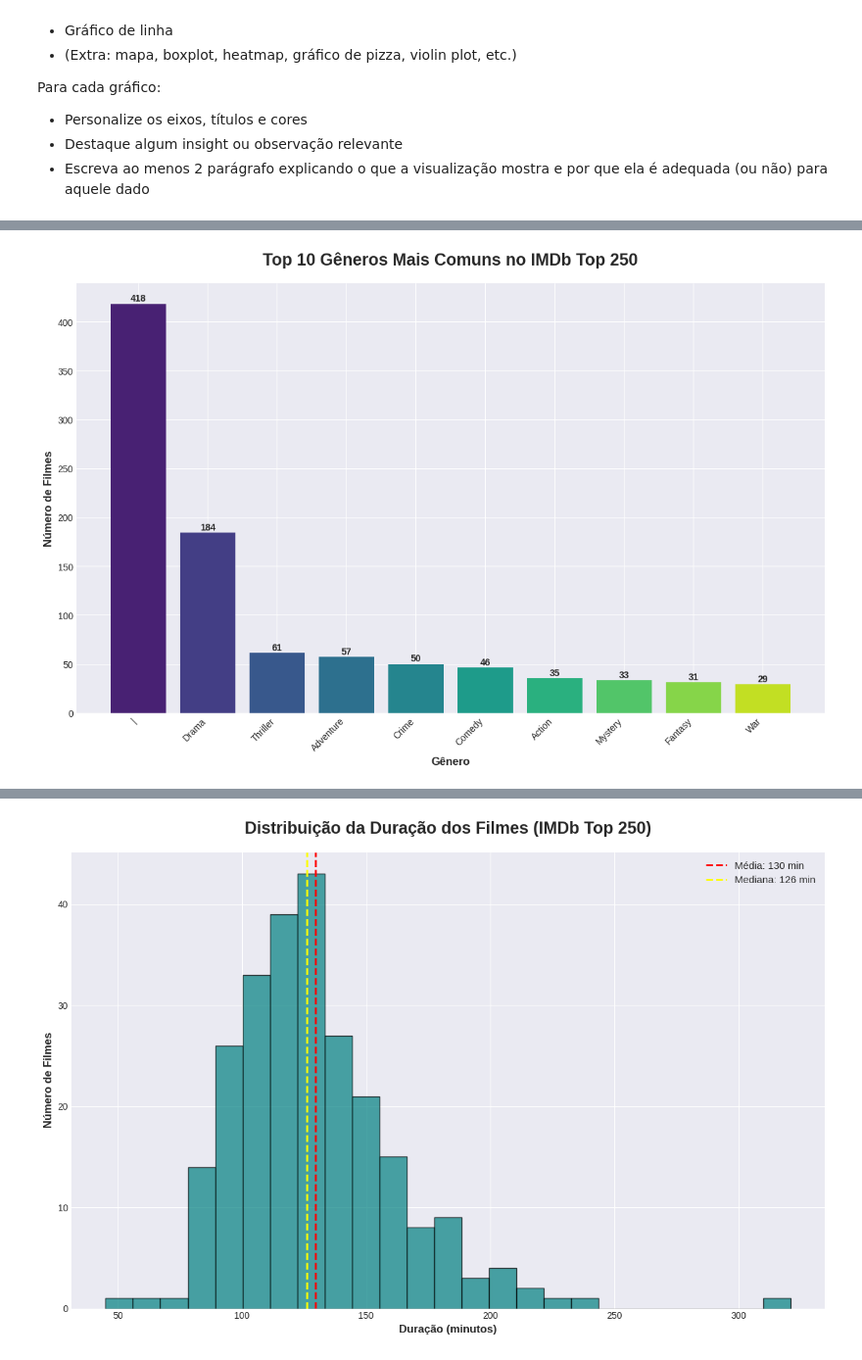
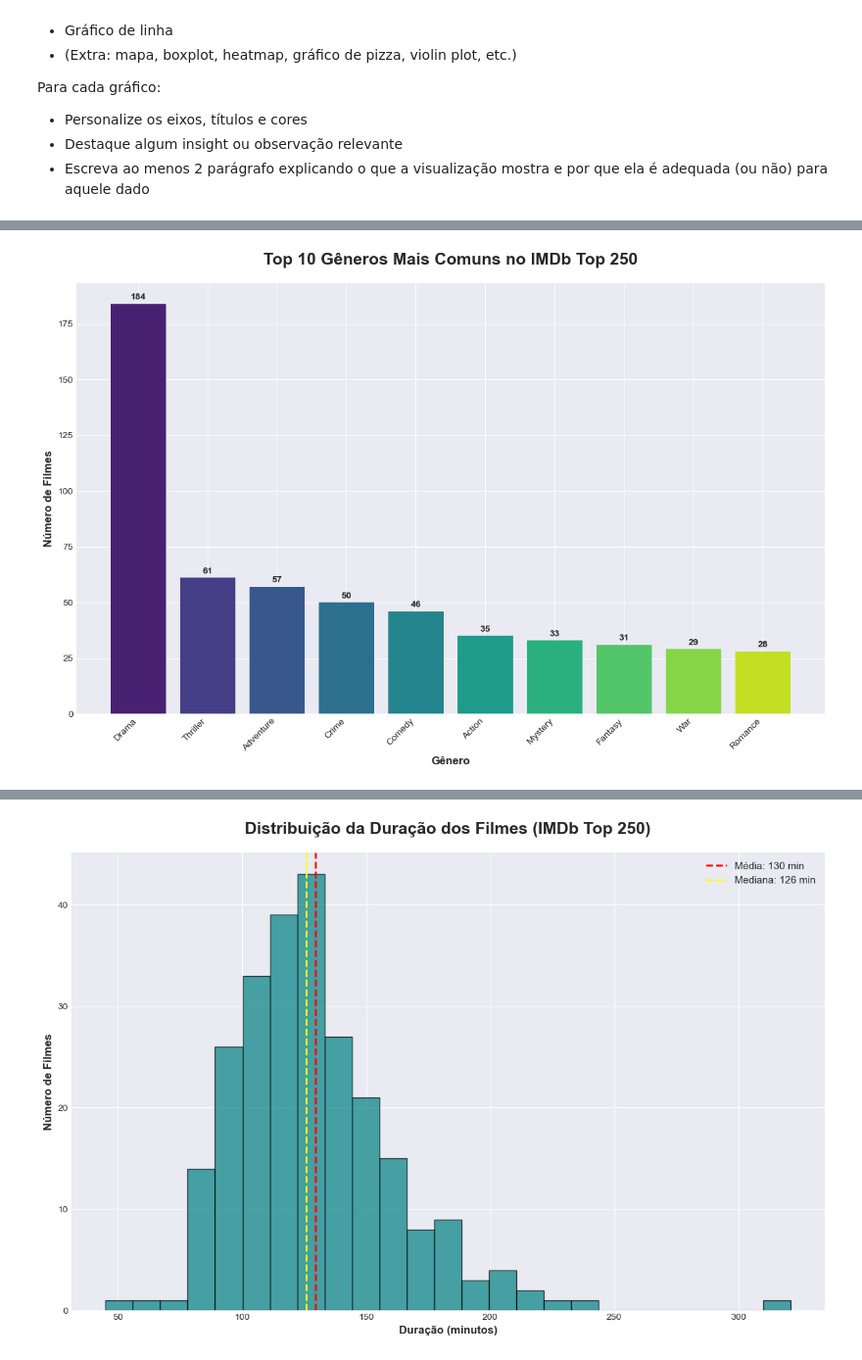
Before and after one commit to cesaraugustoo/av3, a Jupyter notebook: ex2.ipynb, the cells around one changed output, grey strips where cells are left out. Shown at 98% size. Cells and saved outputs as stored; diff of their text form; code cells hidden in the pictures.

```diff
--- a/ex2.ipynb
+++ b/ex2.ipynb
@@ -623,16 +22,4 @@ print("• Color shows average rating for each genre")
 # %%
-# -*- coding: utf-8 -*-
-"""
-Análise Exploratória de Dados do Top 250 Filmes do IMDb
-
-Este script realiza uma análise do conjunto de dados "IMDB Top 250 Movies".
-O objetivo é explorar, limpar e visualizar os dados para extrair insights
-sobre os filmes mais bem avaliados da história.
-
-Aluno: [Seu Nome Aqui]
-Disciplina: Análise de Dados e Visualização
-"""
-
 import pandas as pd
 import numpy as np
 import matplotlib.pyplot as plt
@@ -660,7 +47,6 @@ print(df.describe())
 print("="*35)
 print("\n")
 
-
 # --- 2. Limpeza e Pré-processamento dos Dados ---
 
 print("ETAPA 2: LIMPEZA E PRÉ-PROCESSAMENTO")
@@ -670,61 +56,61 @@ print("="*35)
 df['Year'] = pd.to_numeric(df['Year'], errors='coerce')
 
 # Criando uma coluna 'Decada' para agrupar os filmes
-# A '//' faz uma divisão inteira, ex: 1994 // 10 = 199, depois * 10 = 1990
 df['Decada'] = (df['Year'] // 10) * 10
 
-# A coluna 'Duration' está como texto (ex: '2h 22min'). Vamos convertê-la para minutos.
-# Usamos expressões regulares (regex) para extrair as horas e os minutos.
-# .str.extract('(\d+)h') captura os dígitos (\d+) antes de 'h'.
-# .fillna(0) preenche valores não encontrados (filmes com menos de 1h) com 0.
-horas_em_minutos = df['Duration'].str.extract('(\d+)h').fillna(0).astype(int) * 60
-minutos = df['Duration'].str.extract('(\d+)min').fillna(0).astype(int)
+# A coluna 'Duration' está como texto (ex: '2h 22min'). Conversão para minutos.
+horas_em_minutos = df['Duration'].str.extract(r'(\d+)h').fillna(0).astype(int) * 60
+minutos = df['Duration'].str.extract(r'(\d+)min').fillna(0).astype(int)
 df['Duration_minutes'] = horas_em_minutos + minutos
 
-# Limpando a coluna 'Genre' de caracteres indesejados
-# Primeiro, identificamos e separamos os gêneros
+print("Valores únicos suspeitos na coluna Genre:")
+unique_genres = df['Genre'].str.split(' | ').explode().unique()
+suspicious = [g for g in unique_genres if g and ('\\' in str(g) or '/' in str(g) or len(str(g)) < 3)]
+print(suspicious[:10])
+
+# Limpeza da coluna 'Genre'
+df['Genre'] = df['Genre'].str.replace(r'[\\\/]', '', regex=True)  # Remove qualquer barra
+
+# Criando lista de gêneros para análise
 genres_list = df['Genre'].str.split(' | ').explode()
-# Removemos strings vazias ou caracteres de escape que possam ter surgido
 genres_list = genres_list[genres_list.str.strip() != '']
-genres_list = genres_list[genres_list.str.strip() != '\\']
+genres_list = genres_list.str.strip()
+# Filtrar gêneros muito curtos ou suspeitos
+genres_list = genres_list[genres_list.str.len() > 1]
 
 print("Colunas 'Decada' e 'Duration_minutes' criadas com sucesso.")
 print(f"Total de gêneros únicos identificados: {genres_list.nunique()}")
 print("="*35)
 print("\n")
 
-
 # --- 3. Visualização de Dados ---
 
 print("ETAPA 3: VISUALIZAÇÃO DE DADOS E INSIGHTS")
 print("="*40)
 
-# Configurando um estilo visual mais agradável para os gráficos do Matplotlib
 plt.style.use('seaborn-v0_8-darkgrid')
 sns.set_palette("viridis")
 
 # -- GRÁFICO 1: Distribuição dos Principais Gêneros --
 
-# Contando a frequência de cada gênero e pegando os 10 mais comuns
+# Conta a frequência de cada gênero e pega os 10 mais comuns
 genre_counts = genres_list.value_counts().head(10)
 
 plt.figure(figsize=(12, 8))
 bars = plt.bar(genre_counts.index, genre_counts.values,
                color=sns.color_palette("viridis", n_colors=10))
 
-# Customizando o gráfico
 plt.title('Top 10 Gêneros Mais Comuns no IMDb Top 250', fontsize=18, fontweight='bold', pad=20)
 plt.xlabel('Gênero', fontsize=12, fontweight='bold')
 plt.ylabel('Número de Filmes', fontsize=12, fontweight='bold')
 plt.xticks(rotation=45, ha='right')
 
-# Adicionando os valores no topo de cada barra
 for bar in bars:
     height = bar.get_height()
     plt.text(bar.get_x() + bar.get_width()/2., height + 1,
              f'{int(height)}', ha='center', va='bottom', fontweight='bold')
 
-plt.tight_layout() # Ajusta o layout para não cortar os rótulos
+plt.tight_layout()
 plt.show()
 
 print("\n--- Insights do Gráfico de Gêneros ---")
@@ -740,14 +126,14 @@ fig_scatter = px.scatter(
     df, x='Year', y='IMDB rating',
     size='Rating count',
     color='Duration_minutes',
-    hover_name='Title',  # Título principal ao passar o mouse
-    hover_data={  # Informações extras no hover
+    hover_name='Title',
+    hover_data={
         'Director': True,
         'Genre': True,
         'Year': True,
-        'IMDB rating': ':.1f', # Formata a nota para 1 casa decimal
+        'IMDB rating': ':.1f',
         'Duration_minutes': True,
-        'Rating count': ':,d' # Formata o número de votos com separador de milhar
+        'Rating count': ':,d'
     },
     title='Nota IMDb vs. Ano de Lançamento (Top 250 Filmes)',
     labels={
@@ -757,20 +143,19 @@ fig_scatter = px.scatter(
         'Rating count': 'Quantidade de Votos'
     },
     color_continuous_scale='viridis',
-    size_max=20) # Tamanho máximo das bolhas
+    size_max=20)
 
-# Customizando o layout do gráfico interativo
 fig_scatter.update_layout(
     height=700,
     width=1000,
     title_font_size=20,
-    title_x=0.5, # Centraliza o título
+    title_x=0.5,
     xaxis=dict(title_font_size=14),
-    yaxis=dict(title_font_size=14, range=[7.9, 9.4]), # Foco na faixa de notas
-    plot_bgcolor='white' # Fundo branco
+    yaxis=dict(title_font_size=14, range=[7.9, 9.4]),
+    plot_bgcolor='white'
 )
 
-# Adicionando anotações para destacar filmes importantes
+# Anotações para destacar filmes importantes
 highest_rated = df.loc[df['IMDB rating'].idxmax()]
 most_voted = df.loc[df['Rating count'].idxmax()]
 
@@ -791,11 +176,11 @@ fig_scatter.add_annotation(
 fig_scatter.show()
 
 print("\n--- Insights do Gráfico Interativo de Dispersão ---")
-print(f"🎬 Filme com maior nota: {highest_rated['Title']} (Nota {highest_rated['IMDB rating']})")
-print(f"🗳️  Filme com mais votos: {most_voted['Title']} ({most_voted['Rating count']:,} votos)")
-print(f"📅 Período analisado: de {df['Year'].min():.0f} a {df['Year'].max():.0f}")
-print(f"⭐ Variação das notas: de {df['IMDB rating'].min()} a {df['IMDB rating'].max()}")
-print("\n💡 Dicas de Interação:")
+print(f"Filme com maior nota: {highest_rated['Title']} (Nota {highest_rated['IMDB rating']})")
+print(f"Filme com mais votos: {most_voted['Title']} ({most_voted['Rating count']:,} votos)")
+print(f"Período analisado: de {df['Year'].min():.0f} a {df['Year'].max():.0f}")
+print(f"Variação das notas: de {df['IMDB rating'].min()} a {df['IMDB rating'].max()}")
+print("\nDicas de Interação:")
 print("• Passe o mouse sobre os pontos para ver detalhes do filme.")
 print("• Use a roda do mouse para dar zoom.")
 print("• Clique e arraste para mover o gráfico.")
@@ -807,12 +192,11 @@ print("-" * 35)
 plt.figure(figsize=(12, 8))
 plt.hist(df['Duration_minutes'], bins=25, color='teal', alpha=0.7, edgecolor='black')
 
-# Customizando o gráfico
 plt.title('Distribuição da Duração dos Filmes (IMDb Top 250)', fontsize=18, fontweight='bold', pad=20)
 plt.xlabel('Duração (minutos)', fontsize=12, fontweight='bold')
 plt.ylabel('Número de Filmes', fontsize=12, fontweight='bold')
 
-# Adicionando linhas de média e mediana para referência
+# Linhas de média e mediana para referência
 mean_duration = df['Duration_minutes'].mean()
 median_duration = df['Duration_minutes'].median()
 
@@ -840,21 +224,18 @@ decade_stats = df.groupby('Decada').agg(
 
 fig, ax1 = plt.subplots(figsize=(14, 8))
 
-# Gráfico de linhas para a nota média (eixo y esquerdo)
 color = 'tab:red'
 ax1.set_xlabel('Década', fontsize=12, fontweight='bold')
 ax1.set_ylabel('Nota Média IMDb', color=color, fontsize=12, fontweight='bold')
 ax1.plot(decade_stats['Decada'], decade_stats['Avg_Rating'], color=color, marker='o', linewidth=3, markersize=8, label='Nota Média')
 ax1.tick_params(axis='y', labelcolor=color)
 
-# Criando um segundo eixo y para o número de filmes
 ax2 = ax1.twinx()
 color = 'tab:blue'
 ax2.set_ylabel('Número de Filmes na Lista', color=color, fontsize=12, fontweight='bold')
 ax2.bar(decade_stats['Decada'], decade_stats['Movie_Count'], alpha=0.4, color=color, width=8, label='Nº de Filmes')
 ax2.tick_params(axis='y', labelcolor=color)
 
-# Customizando o gráfico
 plt.title('Nota Média vs. Número de Filmes por Década (Top 250)', fontsize=18, fontweight='bold', pad=20)
 fig.tight_layout()
 plt.show()
@@ -884,9 +265,9 @@ sunburst_df = pd.DataFrame(sunburst_data)
 fig_sunburst = px.sunburst(
     sunburst_df,
     path=['Decada', 'Genero'],
-    values=None, # O tamanho será proporcional à contagem de itens
+    values=None, # O tamanho é proporcional à contagem de itens
     color='Nota',
-    color_continuous_scale='RdYlBu_r', # Paleta de cores (vermelho-amarelo-azul invertido)
+    color_continuous_scale='RdYlBu_r', # Paleta de cores
     color_continuous_midpoint=np.average(sunburst_df['Nota']), # Ponto médio da cor é a nota média
     title='Distribuição de Gêneros por Década (Gráfico Sunburst Interativo)',
     hover_name='Genero',
@@ -906,17 +287,9 @@ print("\n--- Insights do Gráfico Sunburst ---")
 decade_genre_summary = sunburst_df.groupby(['Decada', 'Genero']).size().reset_index(name='Count')
 top_combinations = decade_genre_summary.nlargest(5, 'Count')
 
-print("\n📊 Combinações Gênero-Década mais populares:")
+print("\nCombinações Gênero-Década mais populares:")
 for _, row in top_combinations.iterrows():
     print(f"   • {row['Genero']} nos anos {row['Decada']}: {row['Count']} filmes")
-
-print("\n💡 Como usar o gráfico:")
-print("• Clique em uma década para expandir e ver os gêneros.")
-print("• Clique no centro para retornar.")
-print("• A intensidade da cor indica a nota média (azul = mais alta).")
-print("-" * 35)
-
-print("\nFIM DA ANÁLISE.")
 # %% [output]
 ETAPA 1: VISÃO GERAL DO DATASET
 ===================================
@@ -934,7 +307,7 @@ Colunas presentes: ['Unnamed: 0', 'Title', 'Year', 'Genre', 'Duration', 'Origin'
 
 
 ETAPA 3: VISUALIZAÇÃO DE DADOS E INSIGHTS
 ========================================
-[figure, old version]
+[figure, new version]
 --- Insights do Gráfico de Gêneros ---
 O gênero 'Drama' é o mais presente, aparecendo em 184 filmes da lista.
```
Also changed, not shown: parts of 9 cells of this notebook, 2 other files.
